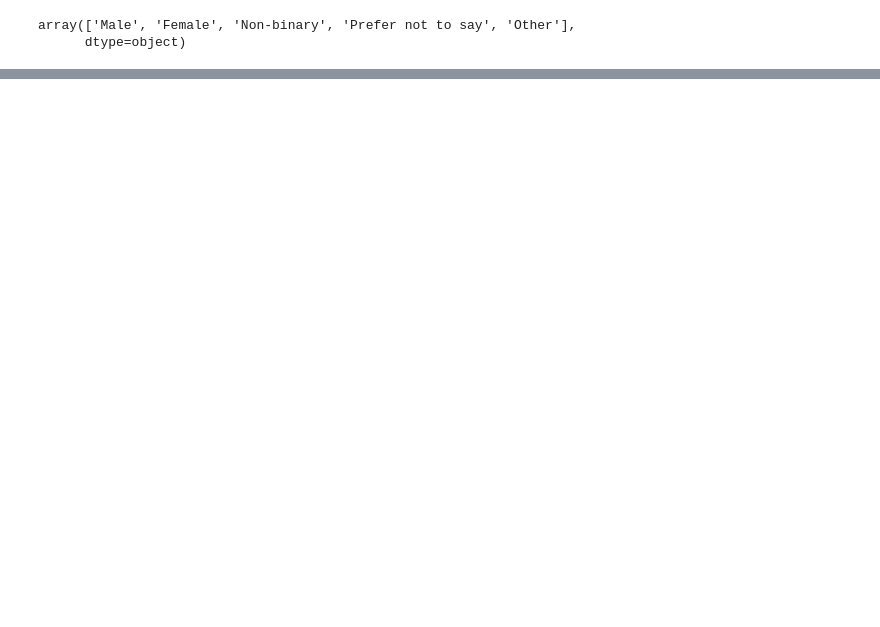
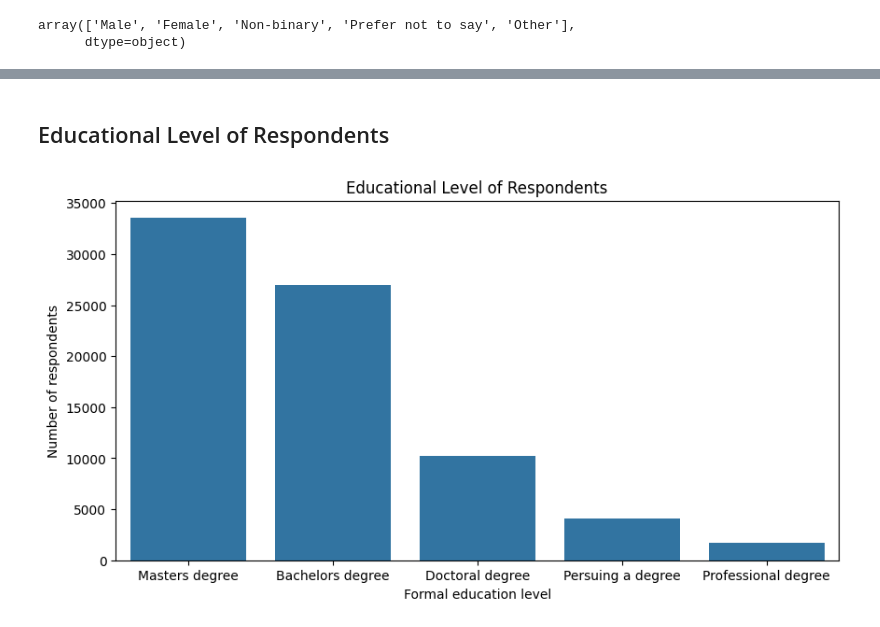
Before and after one commit to muhammadrafayasif/elevvo-pathways, a Jupyter notebook: Task4/task4.ipynb, the cells around one changed output, grey strips where cells are left out. Saved outputs shown, nothing was run; the diff lists cells and outputs as text; code cells hidden in the pictures; blank space fills up the shorter version.

```diff
--- a/Task4/task4.ipynb
+++ b/Task4/task4.ipynb
@@ -113,0 +193,12 @@ plt.show()
+# %% [markdown]
+<h2>Educational Level of Respondents</h2>
+# %%
+country_count = df['What is the highest level of formal education that you have attained or plan to attain within the next 2 years?'].value_counts()[0:5]
+plt.figure(figsize=(10,5))
+sns.barplot(data=country_count)
+plt.title('Educational Level of Respondents')
+plt.xlabel('Formal education level')
+plt.ylabel('Number of respondents')
+plt.show()
+# %% [output]
+[figure, added]
```
Also changed, not shown: parts of 46 cells of this notebook, 1 other file.
